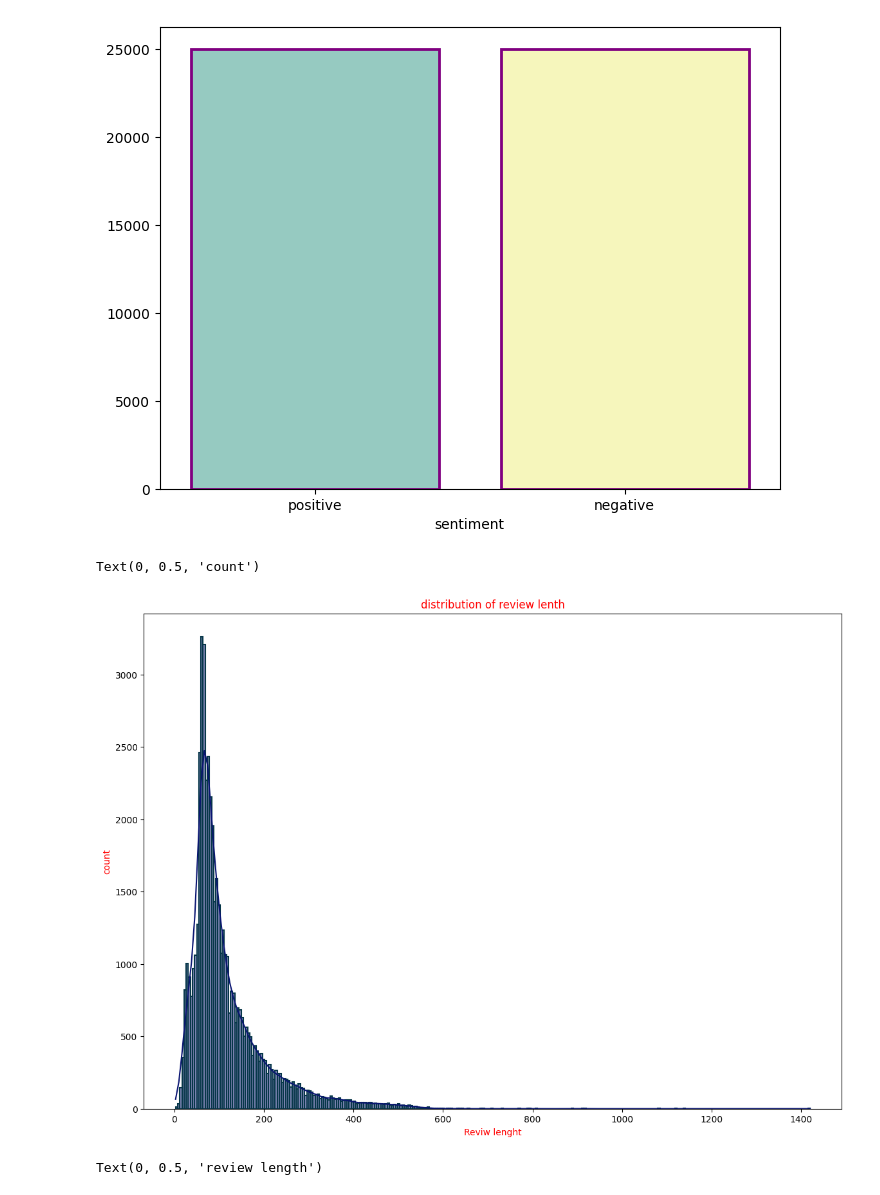
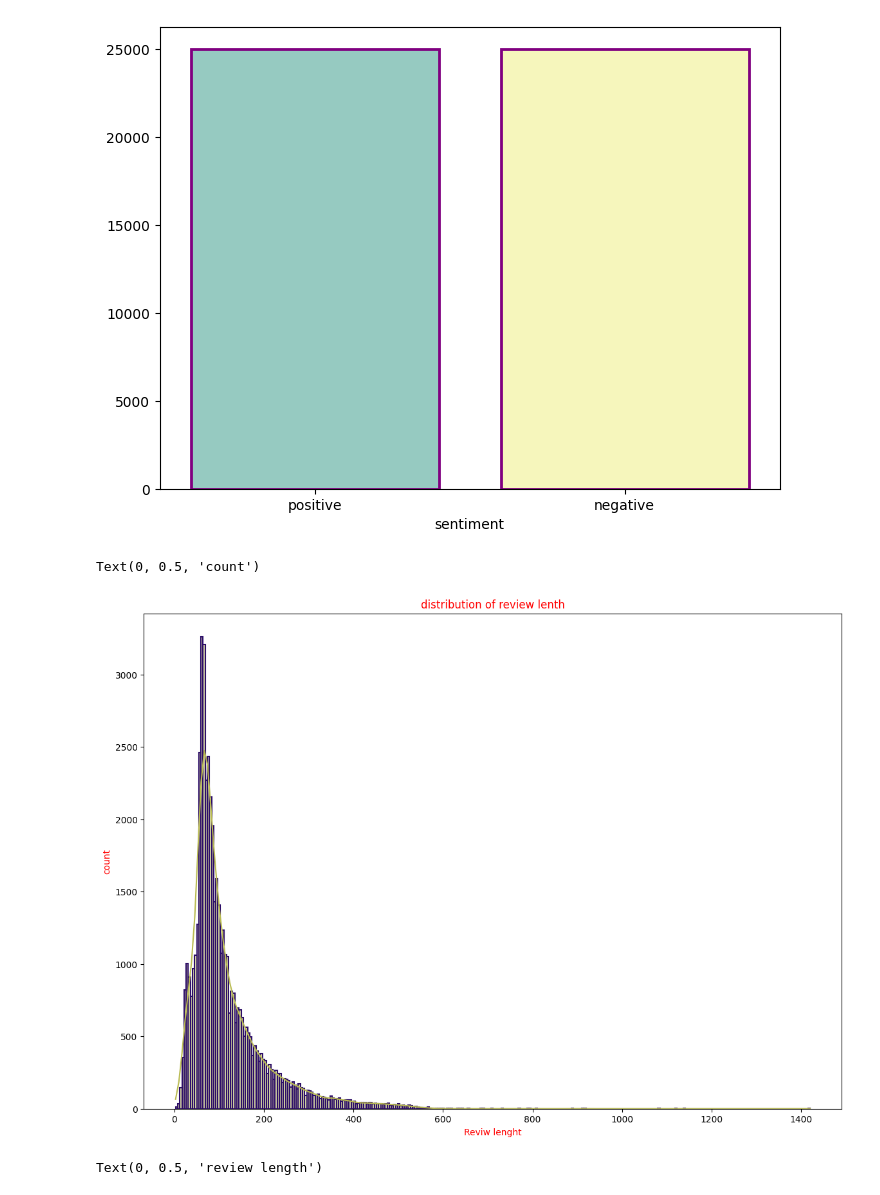
Before and after one commit to md-mojammel4761/Review-Polarity-Detector, a Jupyter notebook: notebook/data_exploration.ipynb, the cells around one changed output. Cells and saved outputs as stored; diff of their text form; code cells hidden in the pictures.

```diff
--- a/notebook/data_exploration.ipynb
+++ b/notebook/data_exploration.ipynb
@@ -71,21 +71,21 @@ Passing `palette` without assigning `hue` is deprecated and will be removed in v
 # %%
 plt.figure(figsize=(14,10))
 sns.histplot(
     data=df,
     x="review_len",
     bins=300,
-    color="#0A1572",
-    edgecolor="#073749",
+    color="#B9BB51",
+    edgecolor="#2D0E68",
     kde=True,
     linewidth =1.5,
 )
 
 plt.title("distribution of review lenth",color="red")
 plt.xlabel("Reviw lenght",color="red")
 plt.ylabel("count",color="red")
 # %% [output]
 Text(0, 0.5, 'count')
-[figure, old version]
+[figure, new version]
 # %%
 plt.figure(figsize=(8,6))
 sns.boxplot(
```
Also changed, not shown: parts of 2 cells of this notebook, 1 other file.
